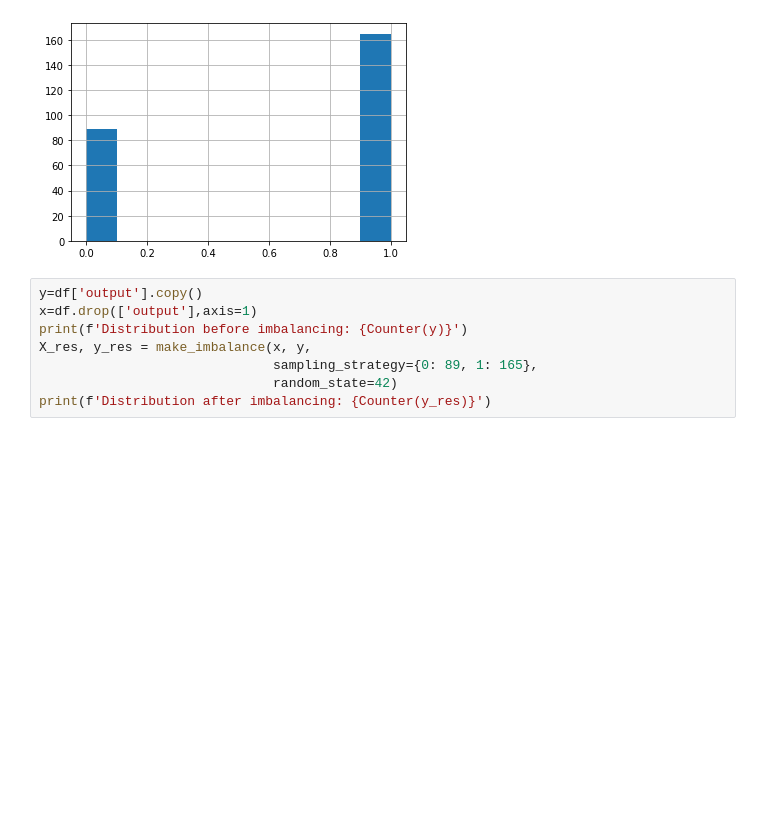
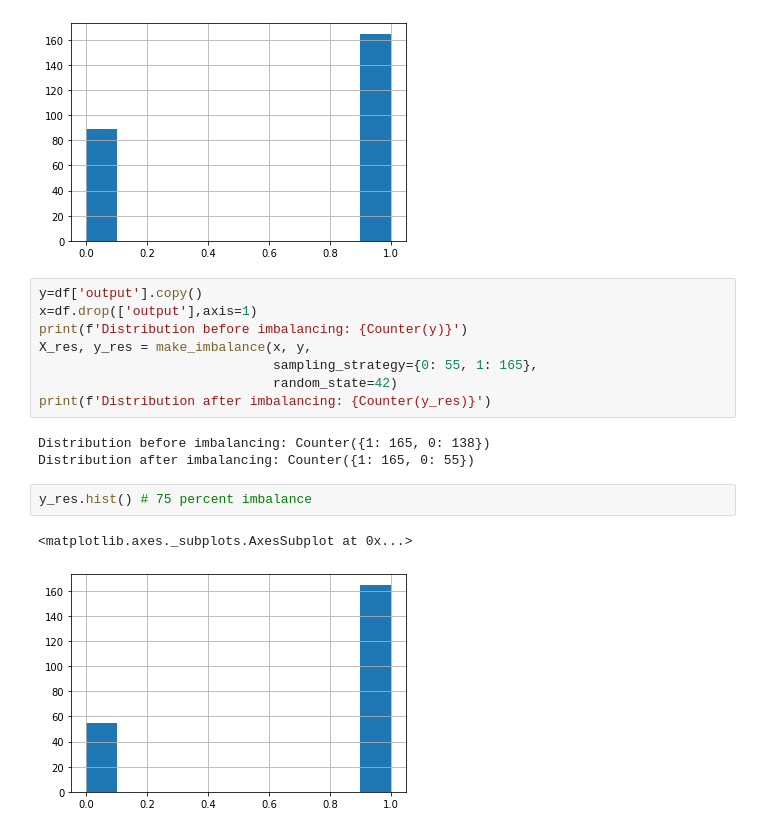
Before and after one commit to ss21462/CE888, a Jupyter notebook: heartattack.ipynb, the cells around one changed output. Cells and saved outputs as stored; diff of their text form; blank space fills up the shorter version.

```diff
--- a/heartattack.ipynb
+++ b/heartattack.ipynb
@@ -79,6 +87,14 @@ y=df['output'].copy()
 x=df.drop(['output'],axis=1)
 print(f'Distribution before imbalancing: {Counter(y)}')
 X_res, y_res = make_imbalance(x, y,
-                              sampling_strategy={0: 89, 1: 165},
+                              sampling_strategy={0: 55, 1: 165},
                               random_state=42)
 print(f'Distribution after imbalancing: {Counter(y_res)}')
+# %% [output]
+Distribution before imbalancing: Counter({1: 165, 0: 138})
+Distribution after imbalancing: Counter({1: 165, 0: 55})
+# %%
+y_res.hist() # 75 percent imbalance
+# %% [output]
+<matplotlib.axes._subplots.AxesSubplot at 0x...>
+[figure, added]
```
Also changed, not shown: parts of 3 cells of this notebook.
